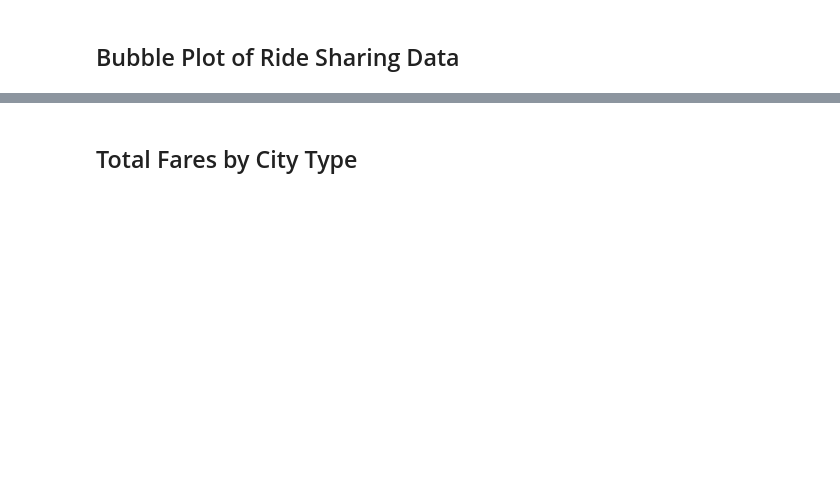
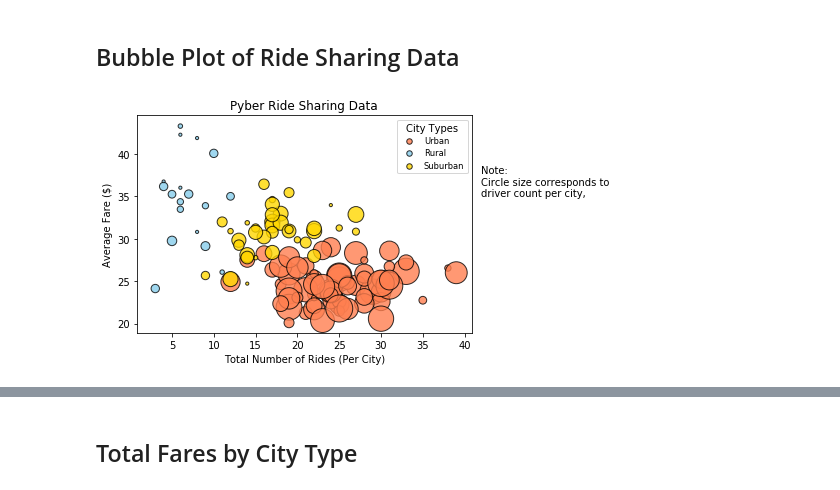
Before and after one commit to billfrye/HW_05-Matplotlib, a Jupyter notebook: Pyber/pyber_notebook.ipynb, the cells around one changed output, grey strips where cells are left out. Drawn from its saved outputs; the diff is of its cells as text; code cells hidden in the pictures; blank space fills up the shorter version.

```diff
--- a/Pyber/pyber_notebook.ipynb
+++ b/Pyber/pyber_notebook.ipynb
@@ -97,3 +52,64 @@ CSV Header: ['city', 'driver_count', 'type']
+# %%
+# Obtain the x and y coordinates for each of the three city types
+# get the rides by city type...
+urban_cities = combined_df[combined_df['type'] == 'Urban']
+rural_cities = combined_df[combined_df['type'] == 'Rural']
+suburban_cities = combined_df[combined_df['type'] == 'Suburban']
+
+# gather other data for the rides, fares and driver counts
+urban_ride_cnt = urban_cities.groupby(['city']).count()['ride_id']
+rural_ride_cnt = rural_cities.groupby(['city']).count()['ride_id']
+suburban_ride_cnt = suburban_cities.groupby(['city']).count()['ride_id']
+
+urban_fare = urban_cities.groupby(['city']).mean()['fare']
+rural_fare = rural_cities.groupby(['city']).mean()['fare']
+suburban_fare = suburban_cities.groupby(['city']).mean()['fare']
+
+urban_driver_cnt = urban_cities.groupby(['city']).mean()['driver_count']
+rural_driver_cnt = rural_cities.groupby(['city']).mean()['driver_count']
+suburban_driver_cnt = suburban_cities.groupby(['city']).mean()['driver_count']
+# %%
+# Build the scatter plots for each city types
+dot_scaling = 10
+
+plt.scatter(urban_ride_cnt, urban_fare,
+            s=dot_scaling*urban_driver_cnt, c='coral',
+            edgecolor = 'black', linewidths=1,marker = 'o',
+            alpha = 0.8, label = 'Urban')
+
+plt.scatter(rural_ride_cnt, rural_fare,
+            s=dot_scaling*rural_driver_cnt, c='skyblue',
+            edgecolor = 'black', linewidths=1,marker = 'o',
+            alpha = 0.8, label = 'Rural')
+
+plt.scatter(suburban_ride_cnt, suburban_fare,
+            s=dot_scaling*suburban_driver_cnt, c='gold',
+            edgecolor = 'black', linewidths=1,marker = 'o',
+            alpha = 0.8, label = 'Suburban')
+
+
+# Incorporate the other graph properties
+plt.title('Pyber Ride Sharing Data')
+plt.ylabel('Average Fare ($)')
+plt.xlabel('Total Number of Rides (Per City)')
+
+# Create a legend
+legend = plt.legend(fontsize='small',
+                    mode='Expanded',
+                    loc='best',
+                    title='City Types',
+                    labelspacing=0.4)
+legend.legendHandles[0]._sizes = [30]
+legend.legendHandles[1]._sizes = [30]
+legend.legendHandles[2]._sizes = [30]
+
+# Incorporate a text label regarding circle size
+plt.text(42,35, 'Note:\nCircle size corresponds to\ndriver count per city,')
+
+# Save Figure
+plt.savefig('Figure1.png')
+# %% [output]
+[figure, added]
 # %%
 # Show plot
 plt.show()
```
Also changed, not shown: parts of 19 cells of this notebook, 4 other files.
